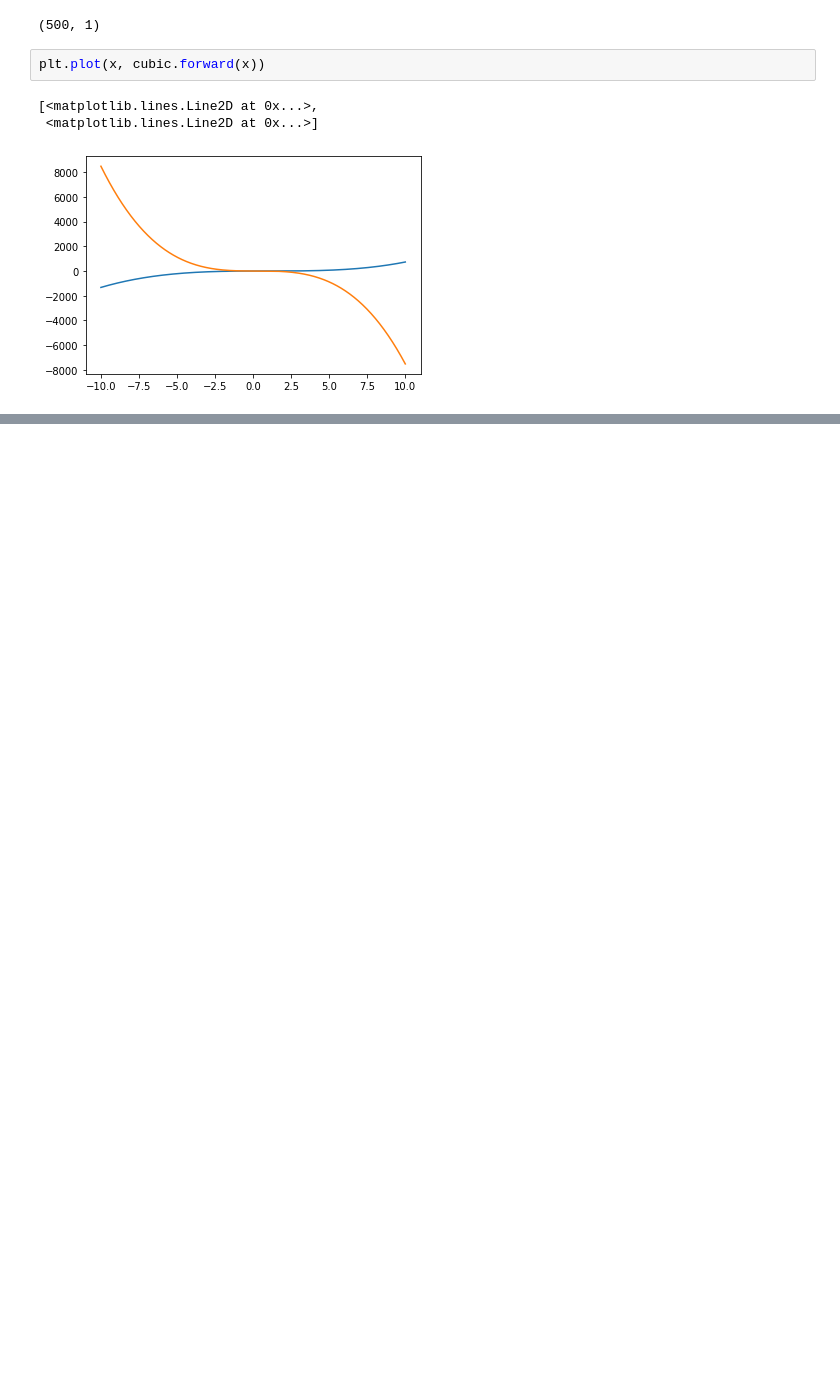
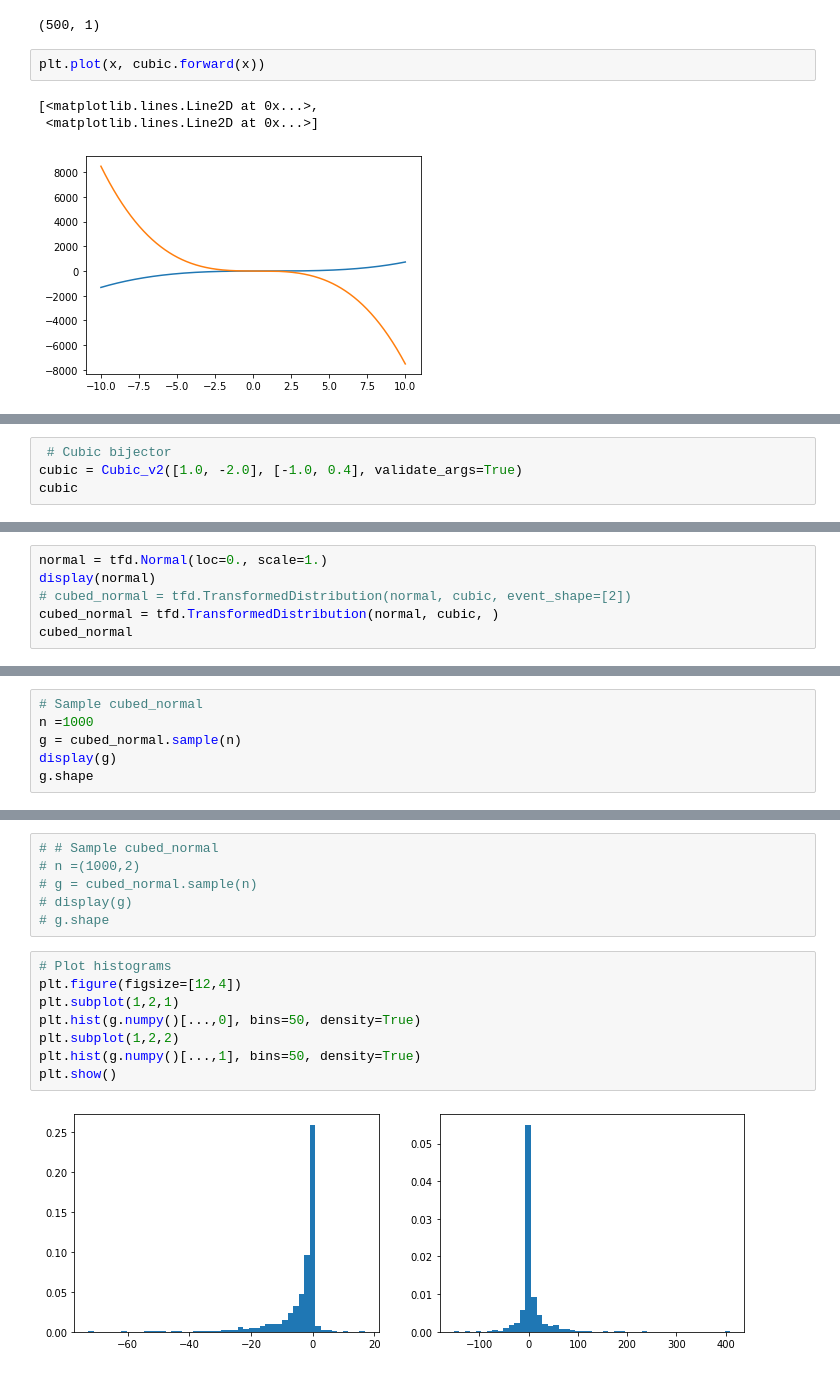
Before and after one commit to CyberPlayerOne/2021-TensorFlow_2_for_Deep_Learning_Specialization, a Jupyter notebook: probabilistic-deep-learning-with-tensorflow2/03_bijectors-and-normalising-flows/04_subclassing-bijectors/notebook.ipynb, the cells around one changed output, grey strips where cells are left out. Drawn from its saved outputs; the diff is of its cells as text; blank space fills up the shorter version.

```diff
--- a/probabilistic-deep-learning-with-tensorflow2/03_bijectors-and-normalising-flows/04_subclassing-bijectors/notebook.ipynb
+++ b/probabilistic-deep-learning-with-tensorflow2/03_bijectors-and-normalising-flows/04_subclassing-bijectors/notebook.ipynb
@@ -165,0 +274,4 @@ plt.plot(x, cubic.forward(x))
+# %%
+ # Cubic bijector
+cubic = Cubic_v2([1.0, -2.0], [-1.0, 0.4], validate_args=True)
+cubic
@@ -165,0 +306,6 @@ plt.plot(x, cubic.forward(x))
+# %%
+normal = tfd.Normal(loc=0., scale=1.)
+display(normal)
+# cubed_normal = tfd.TransformedDistribution(normal, cubic, event_shape=[2])
+cubed_normal = tfd.TransformedDistribution(normal, cubic, )
+cubed_normal
@@ -165,0 +317,6 @@ plt.plot(x, cubic.forward(x))
+# %%
+# Sample cubed_normal
+n =1000
+g = cubed_normal.sample(n)
+display(g)
+g.shape
@@ -165,0 +344,16 @@ plt.plot(x, cubic.forward(x))
+# %%
+# # Sample cubed_normal
+# n =(1000,2)
+# g = cubed_normal.sample(n)
+# display(g)
+# g.shape
+# %%
+# Plot histograms
+plt.figure(figsize=[12,4])
+plt.subplot(1,2,1)
+plt.hist(g.numpy()[...,0], bins=50, density=True)
+plt.subplot(1,2,2)
+plt.hist(g.numpy()[...,1], bins=50, density=True)
+plt.show()
+# %% [output]
+[figure, added]
```
Also changed, not shown: parts of 39 cells of this notebook.
